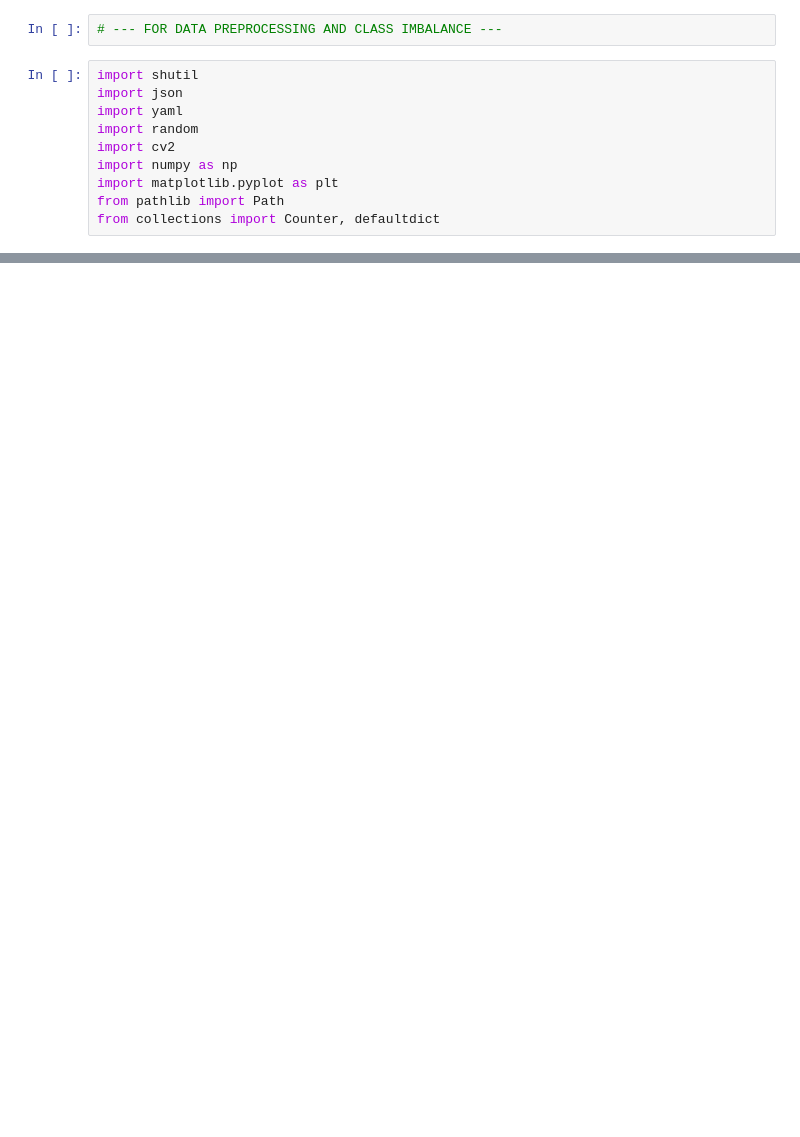
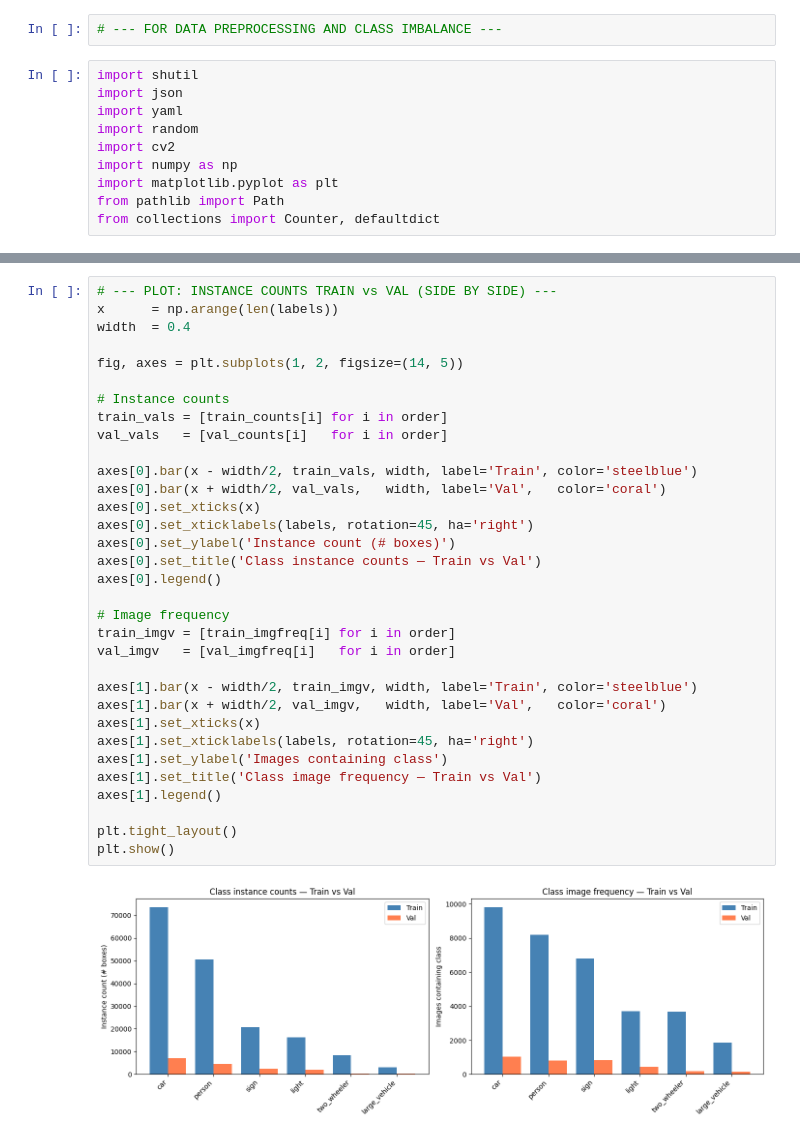
Before and after one commit to Coolguy4123/CPP_AVL_ObjDet, a Jupyter notebook: notebooks/data_process.ipynb, the cells around one changed output, grey strips where cells are left out. Drawn from its saved outputs; the diff is of its cells as text; blank space fills up the shorter version.

```diff
--- a/notebooks/data_process.ipynb
+++ b/notebooks/data_process.ipynb
@@ -275,0 +316,35 @@ Top classes by instances:
+# %%
+# --- PLOT: INSTANCE COUNTS TRAIN vs VAL (SIDE BY SIDE) ---
+x      = np.arange(len(labels))
+width  = 0.4
+
+fig, axes = plt.subplots(1, 2, figsize=(14, 5))
+
+# Instance counts
+train_vals = [train_counts[i] for i in order]
+val_vals   = [val_counts[i]   for i in order]
+
+axes[0].bar(x - width/2, train_vals, width, label='Train', color='steelblue')
+axes[0].bar(x + width/2, val_vals,   width, label='Val',   color='coral')
+axes[0].set_xticks(x)
+axes[0].set_xticklabels(labels, rotation=45, ha='right')
+axes[0].set_ylabel('Instance count (# boxes)')
+axes[0].set_title('Class instance counts — Train vs Val')
+axes[0].legend()
+
+# Image frequency
+train_imgv = [train_imgfreq[i] for i in order]
+val_imgv   = [val_imgfreq[i]   for i in order]
+
+axes[1].bar(x - width/2, train_imgv, width, label='Train', color='steelblue')
+axes[1].bar(x + width/2, val_imgv,   width, label='Val',   color='coral')
+axes[1].set_xticks(x)
+axes[1].set_xticklabels(labels, rotation=45, ha='right')
+axes[1].set_ylabel('Images containing class')
+axes[1].set_title('Class image frequency — Train vs Val')
+axes[1].legend()
+
+plt.tight_layout()
+plt.show()
+# %% [output]
+[figure, added]
```
Also changed, not shown: parts of 8 cells of this notebook, 2 other files.
